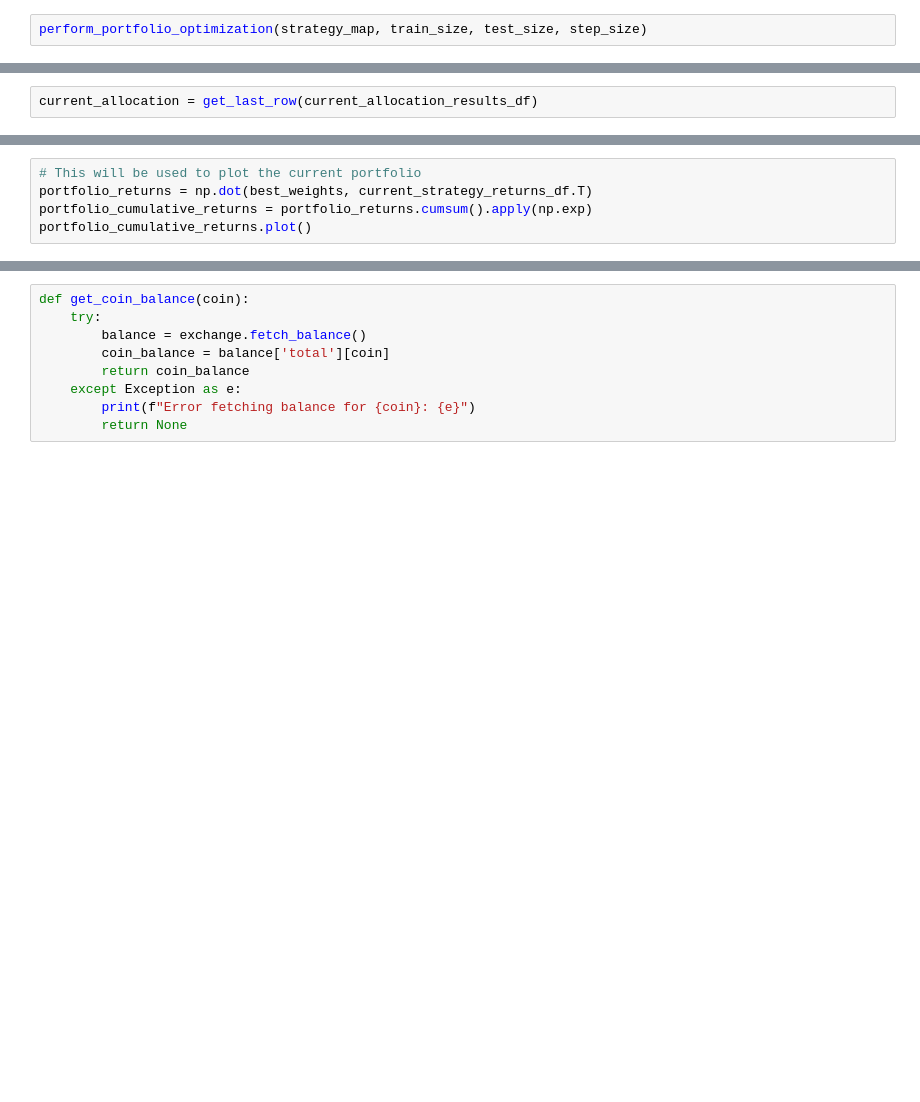
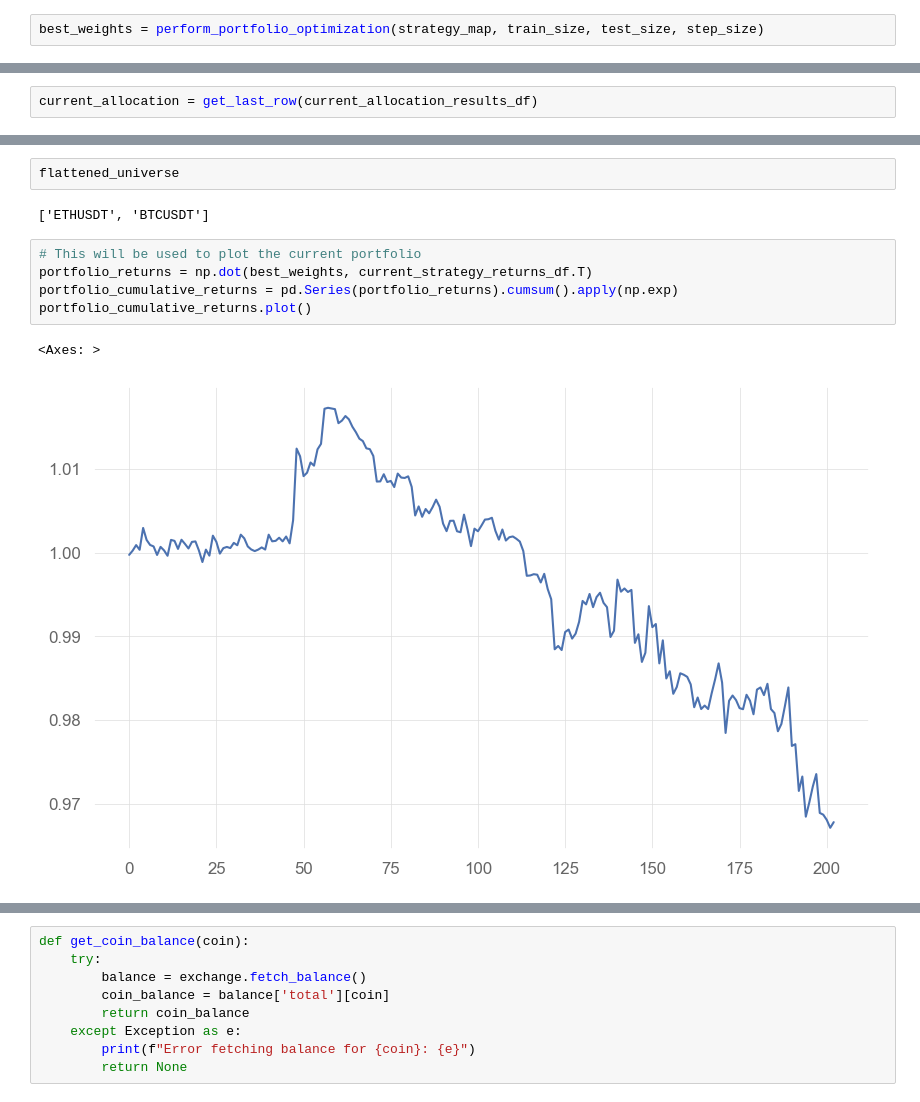
Before and after one commit to YassinKhanji/Portfolio_1, a Jupyter notebook: Technical_Portfolio/Deployment/deploy.ipynb, the cells around one changed output, grey strips where cells are left out. Saved outputs shown, nothing was run; the diff lists cells and outputs as text; blank space fills up the shorter version.

```diff
--- a/Technical_Portfolio/Deployment/deploy.ipynb
+++ b/Technical_Portfolio/Deployment/deploy.ipynb
@@ -762,7 +756,7 @@ def perform_portfolio_optimization(strategy_map, train_size = 1000, test_size =
 
     return best_weights
 # %%
-perform_portfolio_optimization(strategy_map, train_size, test_size, step_size)
+best_weights = perform_portfolio_optimization(strategy_map, train_size, test_size, step_size)
 # %% [output]
 Train: 2024-09-30 01:00:00 - 2024-10-18 08:00:00
 Test: 2024-10-18 09:00:00 - 2024-10-26 16:00:00
@@ -913,7 +1199,14 @@ current_universe = list(
+# %%
+flattened_universe
+# %% [output]
+['ETHUSDT', 'BTCUSDT']
 # %%
 # This will be used to plot the current portfolio
 portfolio_returns = np.dot(best_weights, current_strategy_returns_df.T)
-portfolio_cumulative_returns = portfolio_returns.cumsum().apply(np.exp)
+portfolio_cumulative_returns = pd.Series(portfolio_returns).cumsum().apply(np.exp)
 portfolio_cumulative_returns.plot()
+# %% [output]
+<Axes: >
+[figure, added]
 # %%
 symbols_in_current_balance = symbols_in_current_balance(exchange)
```
Also changed, not shown: parts of 53 cells of this notebook, 9 other files.
